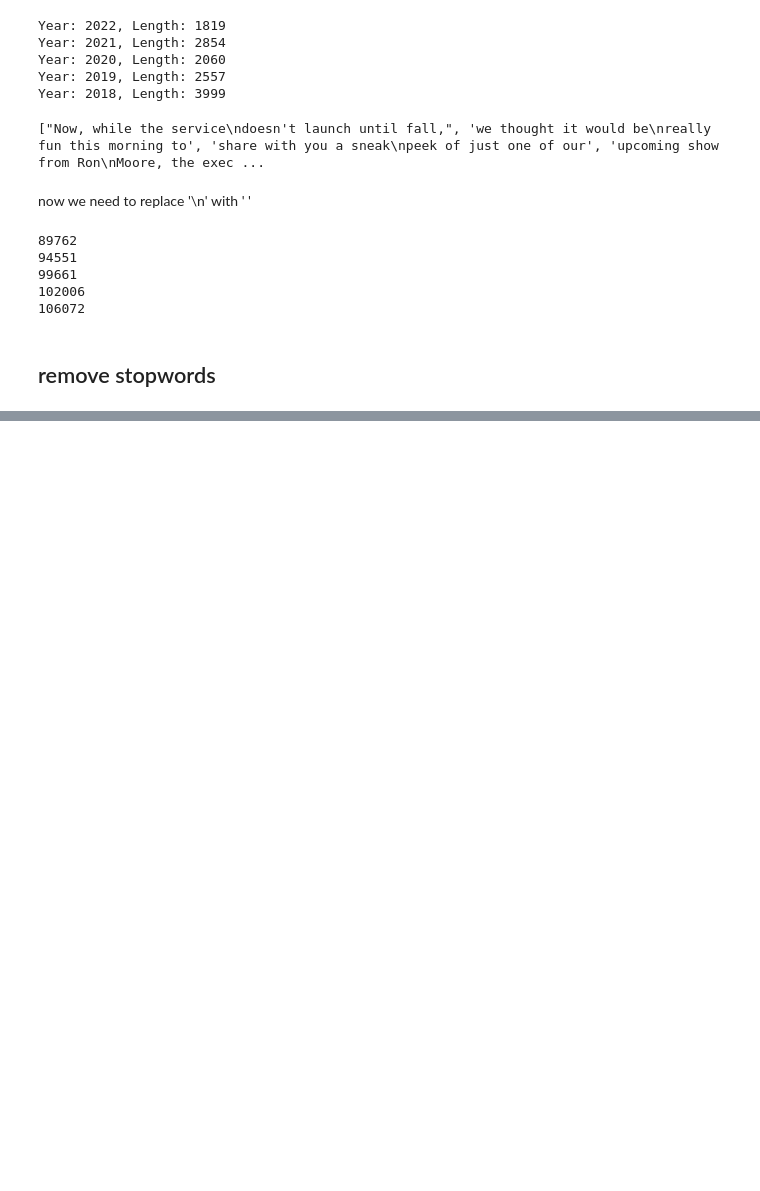
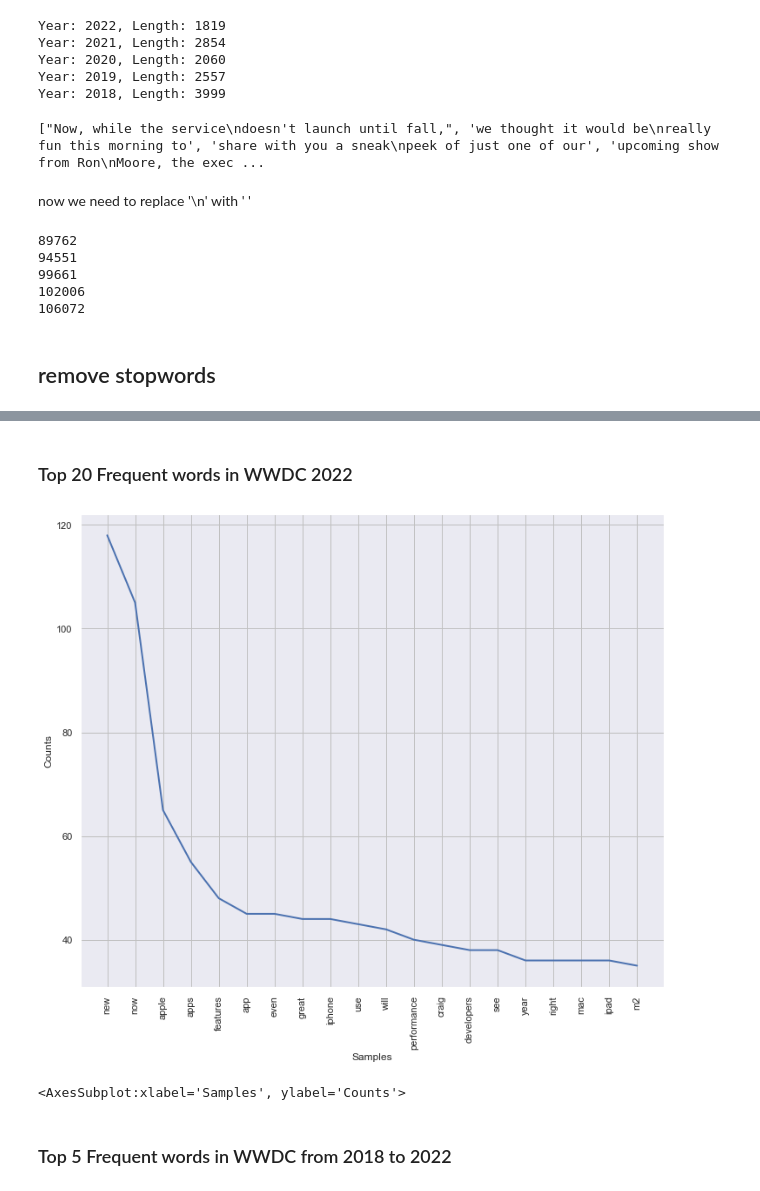
Before and after one commit to andy3278/Apple-WWDC, a Jupyter notebook: NLP.ipynb, the cells around one changed output, grey strips where cells are left out. Drawn from its saved outputs; the diff is of its cells as text; code cells hidden in the pictures; blank space fills up the shorter version.

```diff
--- a/NLP.ipynb
+++ b/NLP.ipynb
@@ -182,0 +204,14 @@ print(one_word_list[0][:15])
+# %% [markdown]
+### Top 20 Frequent words in WWDC 2022
+# %%
+import nltk
+%matplotlib inline
+sns.set(rc={'figure.figsize':(12,10)})
+sns.set_style( 'darkgrid')
+nlp_words = nltk.FreqDist(one_word_list[0])
+nlp_words.plot(20)
+# %% [output]
+[figure, added]
+<AxesSubplot:xlabel='Samples', ylabel='Counts'>
+# %% [markdown]
+### Top 5 Frequent words in WWDC from 2018 to 2022
```
Also changed, not shown: parts of 12 cells of this notebook.
